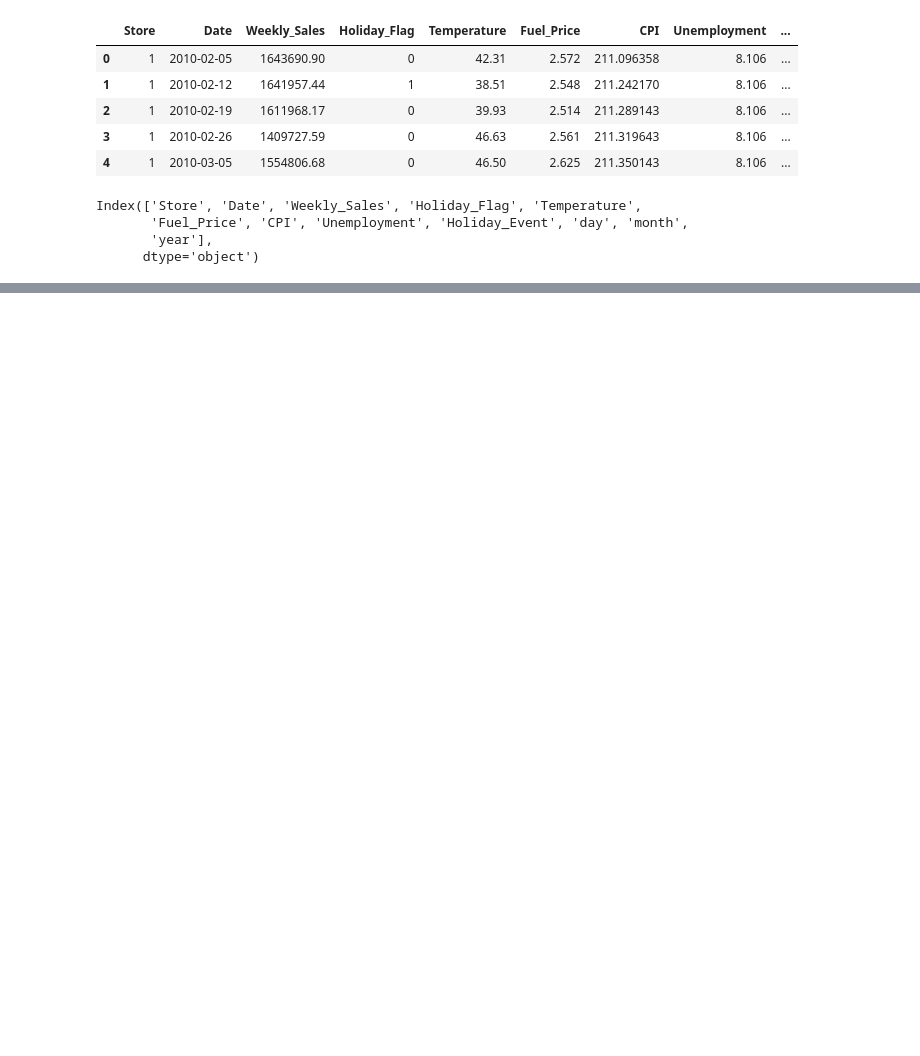
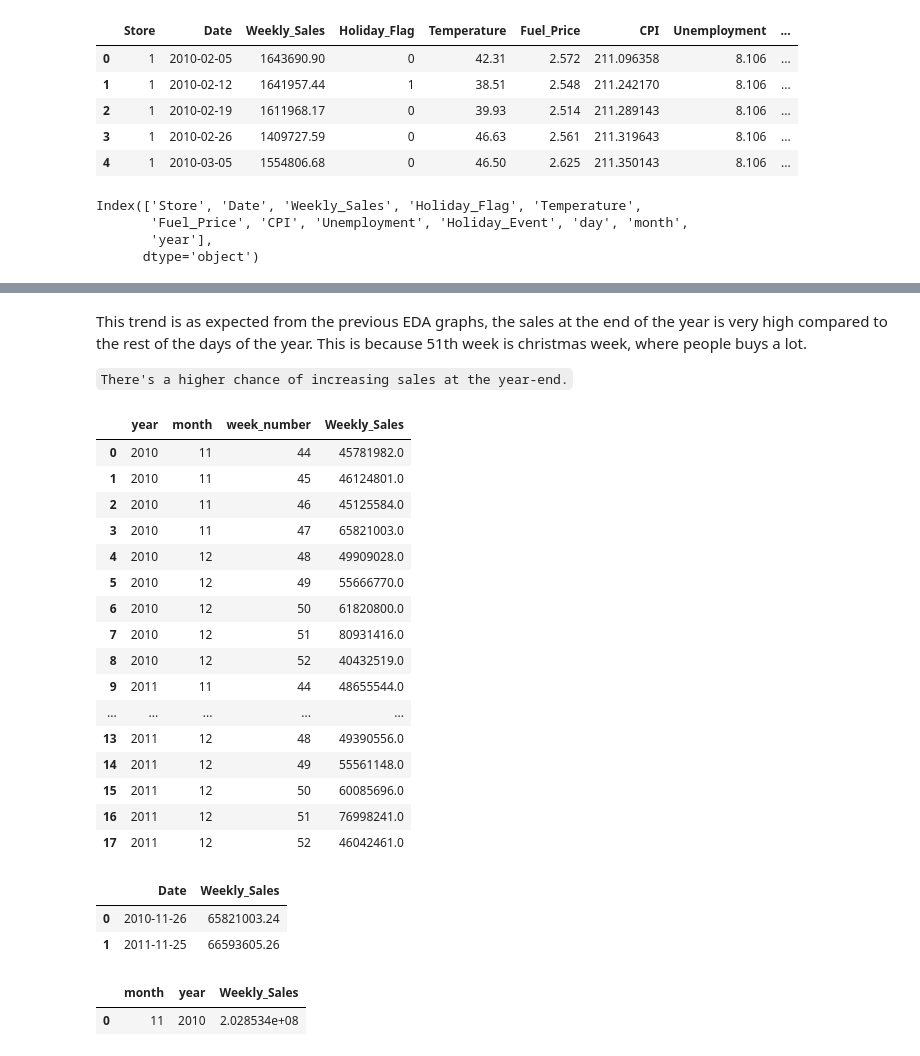
Before and after one commit to bdk-333/Walmart-Sales-Analysis, a Jupyter notebook: notebooks/03_kpi_definition_calculation.ipynb, the cells around one changed output, grey strips where cells are left out. Drawn from its saved outputs; the diff is of its cells as text; code cells hidden in the pictures; blank space fills up the shorter version.

```diff
--- a/notebooks/03_kpi_definition_calculation.ipynb
+++ b/notebooks/03_kpi_definition_calculation.ipynb
@@ -20,0 +59,36 @@ Index(['Store', 'Date', 'Weekly_Sales', 'Holiday_Flag', 'Temperature',
+# %% [markdown]
+This trend is as expected from the previous EDA graphs, the sales at the end of the year is very high compared to the rest of the days of the year. This is because 51th week is christmas week, where people buys a lot.
+
+`There's a higher chance of increasing sales at the year-end.`
+# %%
+later_week_sales = df[df['week_number'].isin([44, 45, 46, 47, 48, 49, 50, 51, 52])][['year', 'month', 'week_number', 'Weekly_Sales']].groupby(['year', 'month', 'week_number']).sum().reset_index().round()
+later_week_sales
+# %% [output]
+|  | year | month | week_number | Weekly_Sales |
+| 0 | 2010 | 11 | 44 | 45781982.0 |
+| 1 | 2010 | 11 | 45 | 46124801.0 |
+| 2 | 2010 | 11 | 46 | 45125584.0 |
+| 3 | 2010 | 11 | 47 | 65821003.0 |
+| 4 | 2010 | 12 | 48 | 49909028.0 |
+| 5 | 2010 | 12 | 49 | 55666770.0 |
+| 6 | 2010 | 12 | 50 | 61820800.0 |
+| 7 | 2010 | 12 | 51 | 80931416.0 |
+| 8 | 2010 | 12 | 52 | 40432519.0 |
+| 9 | 2011 | 11 | 44 | 48655544.0 |
+| ... | ... | ... | ... | ... |
+| 13 | 2011 | 12 | 48 | 49390556.0 |
+| 14 | 2011 | 12 | 49 | 55561148.0 |
+| 15 | 2011 | 12 | 50 | 60085696.0 |
+| 16 | 2011 | 12 | 51 | 76998241.0 |
+| 17 | 2011 | 12 | 52 | 46042461.0 |
+# %%
+df[df['Holiday_Event'] == 'Thanksgiving Week'][['Date', 'Weekly_Sales']].groupby('Date').sum().reset_index()
+# %% [output]
+|  | Date | Weekly_Sales |
+| 0 | 2010-11-26 | 65821003.24 |
+| 1 | 2011-11-25 | 66593605.26 |
+# %%
+df[(df['month'] == 11) & (df['year'] == 2010)][['month', 'year', 'Weekly_Sales']].groupby(['month', 'year']).sum().reset_index()
+# %% [output]
+|  | month | year | Weekly_Sales |
+| 0 | 11 | 2010 | 2.028534e+08 |
```
Also changed, not shown: parts of 6 cells of this notebook.
